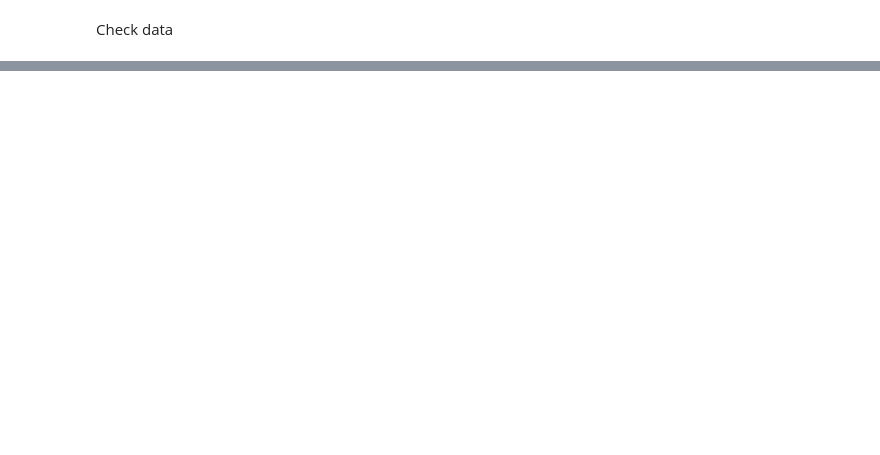
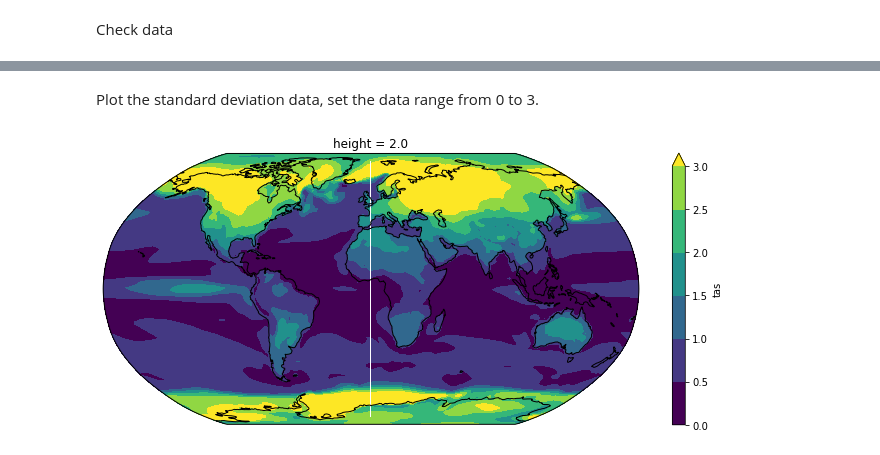
Before and after one commit to darothen/cmip6hack-toe, a Jupyter notebook: notebooks/01a_noise_calculation.ipynb, the cells around one changed output, grey strips where cells are left out. Saved outputs shown, nothing was run; the diff lists cells and outputs as text; code cells hidden in the pictures; blank space fills up the shorter version.

```diff
--- a/notebooks/01a_noise_calculation.ipynb
+++ b/notebooks/01a_noise_calculation.ipynb
@@ -123,0 +146,3 @@ demonthlied_data.sel(time=slice('1850-01-16T12:00:00','1860-01-16T12:00:00')).is
+# %%
+demonthlied_std = demonthlied_data.std(dim='time')
+demonthlied_std
@@ -123,0 +168,10 @@ demonthlied_data.sel(time=slice('1850-01-16T12:00:00','1860-01-16T12:00:00')).is
+# %% [markdown]
+Plot the standard deviation data, set the data range from 0 to 3.
+# %%
+ax = plt.axes(projection=ccrs.Robinson())
+
+demonthlied_std.plot.contourf(ax=ax, vmin=0, vmax=3, transform=ccrs.PlateCarree())
+ax.coastlines()
+plt.gcf().set_size_inches((12,5))
+# %% [output]
+[figure, added]
```
Also changed, not shown: parts of 36 cells of this notebook.
